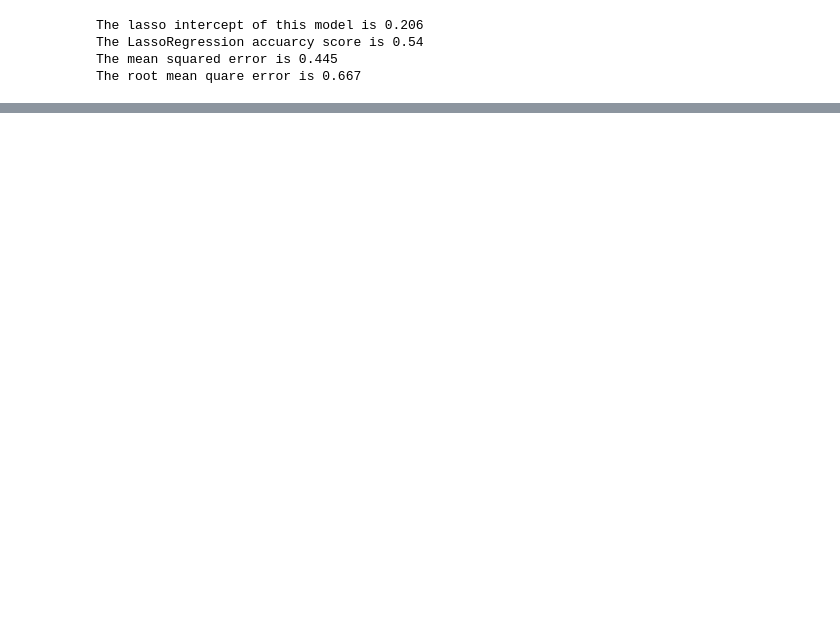
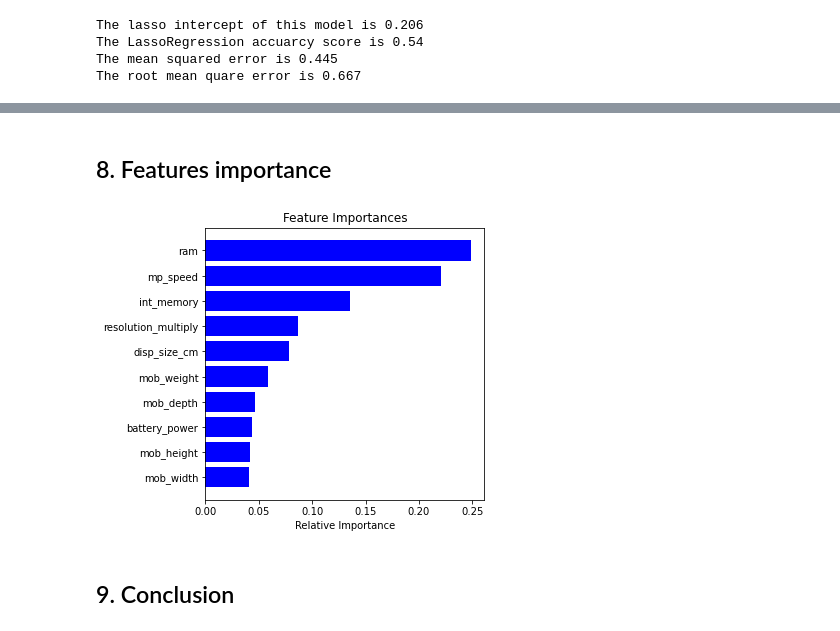
Before and after one commit to Xudong1994/Unit-18, a Jupyter notebook: Capstone Project Two.ipynb, the cells around one changed output, grey strips where cells are left out. Cells and saved outputs as stored; diff of their text form; code cells hidden in the pictures; blank space fills up the shorter version.

```diff
--- a/Capstone Project Two.ipynb
+++ b/Capstone Project Two.ipynb
@@ -317,0 +350,13 @@ ValueError: Invalid parameter n_neighbors for estimator RandomForestRegressor().
+# %%
+randomforest_grid = RandomForestRegressor(criterion = "squared_error",max_features =  "log2",
+                                           min_samples_split=2, n_estimators=150)
+randomforest_grid.fit(X_train, y_train)
+y_predict_grid = randomforest_grid.predict(X_test)
+Accuracy_grid = randomforest_grid.score(X_test,y_test)
+print("The RandomForestRegression model accuracy score is " + str(round(Accuracy_grid,5)))
+
+mse_grid = mean_squared_error(y_test,y_predict_rf)
+print("The mean squared error is " + str(round(mse_grid,5)))
+
+rm_grid = rmse(y_test,y_predict_rf)
+print("The root-mean-square error is " + str(round(rm_grid,5)))
@@ -317,0 +382,15 @@ ValueError: Invalid parameter n_neighbors for estimator RandomForestRegressor().
+# %% [markdown]
+## 8. Features importance
+# %%
+plt.subplots(figsize=(5,5))
+importance = randomforest_grid.feature_importances_
+indices = np.argsort(importance)
+plt.title('Feature Importances')
+plt.barh(range(len(indices)), importance[indices], color='b', align='center')
+plt.yticks(range(len(indices)), [features[i] for i in indices])
+plt.xlabel('Relative Importance')
+plt.show()
+# %% [output]
+[figure, added]
+# %% [markdown]
+## 9. Conclusion
```
Also changed, not shown: parts of 30 cells of this notebook.
